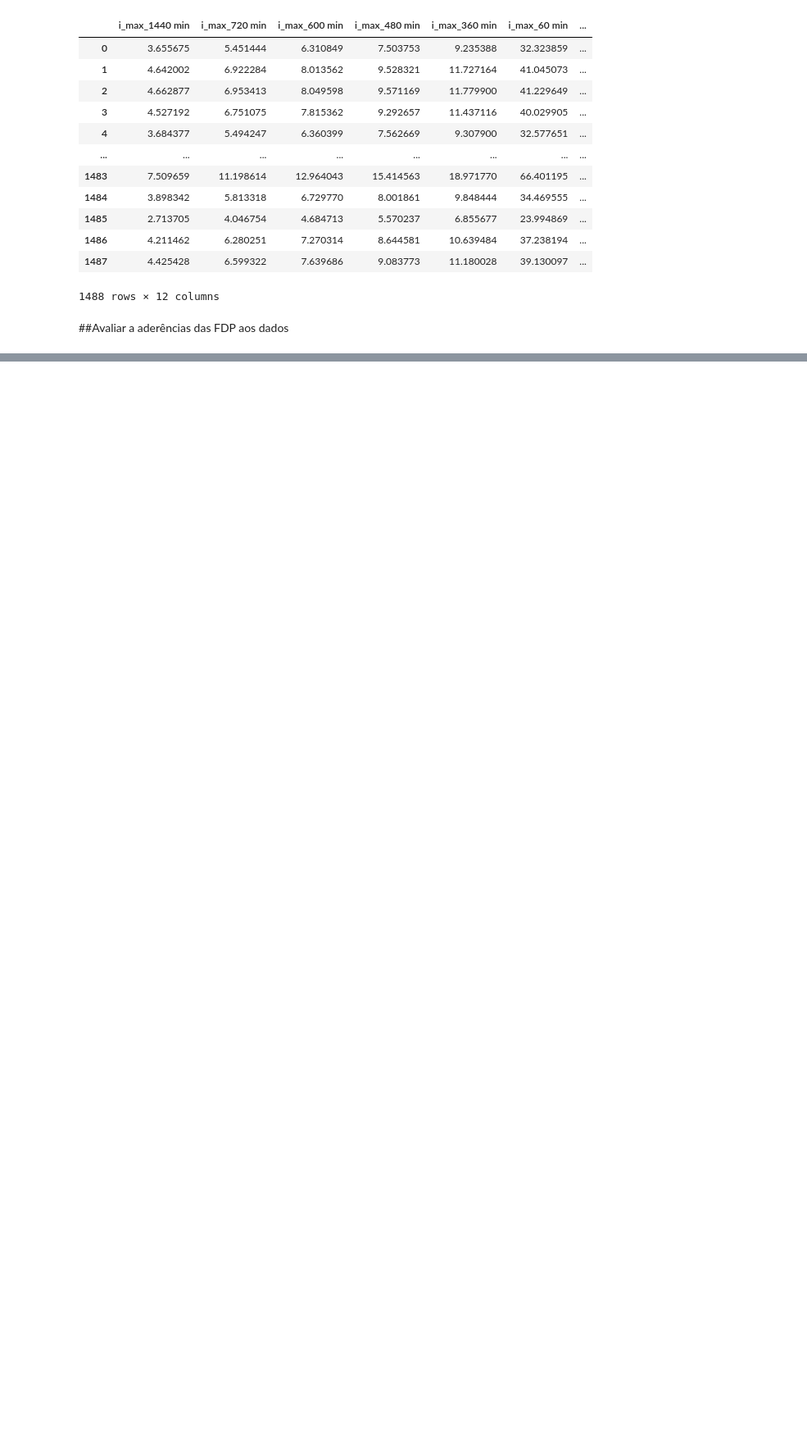
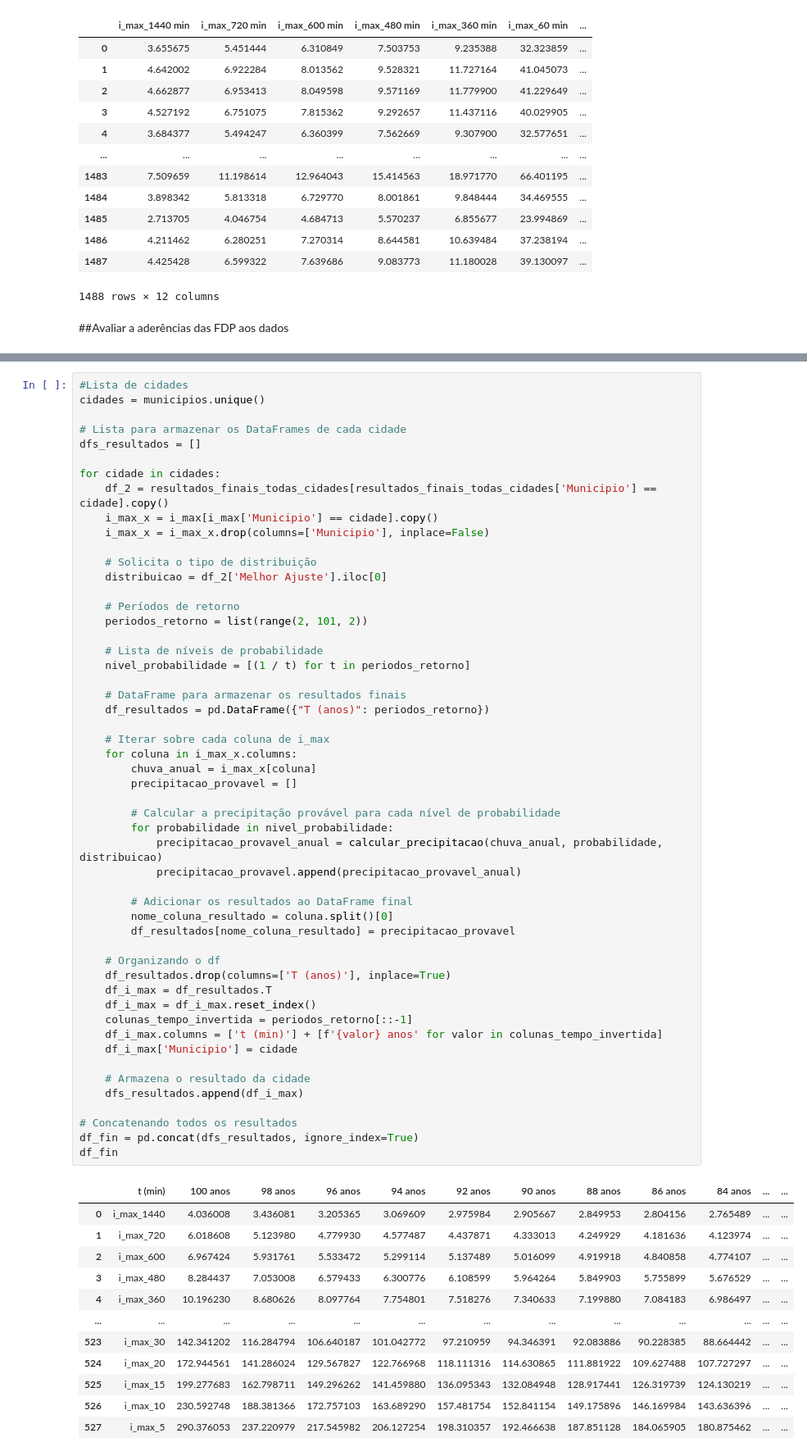
Before and after one commit to fcoliveira-utfpr/IDF_equation, a Jupyter notebook: calibration_IDF_parameters.ipynb, the cells around one changed output, grey strips where cells are left out. Shown: that part at 82% size. Saved outputs shown, nothing was run; the diff lists cells and outputs as text; blank space fills up the shorter version.

```diff
--- a/calibration_IDF_parameters.ipynb
+++ b/calibration_IDF_parameters.ipynb
@@ -242,0 +267,65 @@ resultados_finais_todas_cidades
+# %%
+#Lista de cidades
+cidades = municipios.unique()
+
+# Lista para armazenar os DataFrames de cada cidade
+dfs_resultados = []
+
+for cidade in cidades:
+    df_2 = resultados_finais_todas_cidades[resultados_finais_todas_cidades['Municipio'] == cidade].copy()
+    i_max_x = i_max[i_max['Municipio'] == cidade].copy()
+    i_max_x = i_max_x.drop(columns=['Municipio'], inplace=False)
+
+    # Solicita o tipo de distribuição
+    distribuicao = df_2['Melhor Ajuste'].iloc[0]
+
+    # Períodos de retorno
+    periodos_retorno = list(range(2, 101, 2))
+
+    # Lista de níveis de probabilidade
+    nivel_probabilidade = [(1 / t) for t in periodos_retorno]
+
+    # DataFrame para armazenar os resultados finais
+    df_resultados = pd.DataFrame({"T (anos)": periodos_retorno})
+
+    # Iterar sobre cada coluna de i_max
+    for coluna in i_max_x.columns:
+        chuva_anual = i_max_x[coluna]
+        precipitacao_provavel = []
+
+        # Calcular a precipitação provável para cada nível de probabilidade
+        for probabilidade in nivel_probabilidade:
+            precipitacao_provavel_anual = calcular_precipitacao(chuva_anual, probabilidade, distribuicao)
+            precipitacao_provavel.append(precipitacao_provavel_anual)
+
+        # Adicionar os resultados ao DataFrame final
+        nome_coluna_resultado = coluna.split()[0]
+        df_resultados[nome_coluna_resultado] = precipitacao_provavel
+
+    # Organizando o df
+    df_resultados.drop(columns=['T (anos)'], inplace=True)
+    df_i_max = df_resultados.T
+    df_i_max = df_i_max.reset_index()
+    colunas_tempo_invertida = periodos_retorno[::-1]
+    df_i_max.columns = ['t (min)'] + [f'{valor} anos' for valor in colunas_tempo_invertida]
+    df_i_max['Municipio'] = cidade
+
+    # Armazena o resultado da cidade
+    dfs_resultados.append(df_i_max)
+
+# Concatenando todos os resultados
+df_fin = pd.concat(dfs_resultados, ignore_index=True)
+df_fin
+# %% [output]
+|  | t (min) | 100 anos | 98 anos | 96 anos | 94 anos | 92 anos | 90 anos | 88 anos | 86 anos | 84 anos | ... | ... |
+| 0 | i_max_1440 | 4.036008 | 3.436081 | 3.205365 | 3.069609 | 2.975984 | 2.905667 | 2.849953 | 2.804156 | 2.765489 | ... | ... |
+| 1 | i_max_720 | 6.018608 | 5.123980 | 4.779930 | 4.577487 | 4.437871 | 4.333013 | 4.249929 | 4.181636 | 4.123974 | ... | ... |
+| 2 | i_max_600 | 6.967424 | 5.931761 | 5.533472 | 5.299114 | 5.137489 | 5.016099 | 4.919918 | 4.840858 | 4.774107 | ... | ... |
+| 3 | i_max_480 | 8.284437 | 7.053008 | 6.579433 | 6.300776 | 6.108599 | 5.964264 | 5.849903 | 5.755899 | 5.676529 | ... | ... |
+| 4 | i_max_360 | 10.196230 | 8.680626 | 8.097764 | 7.754801 | 7.518276 | 7.340633 | 7.199880 | 7.084183 | 6.986497 | ... | ... |
+| ... | ... | ... | ... | ... | ... | ... | ... | ... | ... | ... | ... | ... |
+| 523 | i_max_30 | 142.341202 | 116.284794 | 106.640187 | 101.042772 | 97.210959 | 94.346391 | 92.083886 | 90.228385 | 88.664442 | ... | ... |
+| 524 | i_max_20 | 172.944561 | 141.286024 | 129.567827 | 122.766968 | 118.111316 | 114.630865 | 111.881922 | 109.627488 | 107.727297 | ... | ... |
+| 525 | i_max_15 | 199.277683 | 162.798711 | 149.296262 | 141.459880 | 136.095343 | 132.084948 | 128.917441 | 126.319739 | 124.130219 | ... | ... |
+| 526 | i_max_10 | 230.592748 | 188.381366 | 172.757103 | 163.689290 | 157.481754 | 152.841154 | 149.175896 | 146.169984 | 143.636396 | ... | ... |
+| 527 | i_max_5 | 290.376053 | 237.220979 | 217.545982 | 206.127254 | 198.310357 | 192.466638 | 187.851128 | 184.065905 | 180.875462 | ... | ... |
```
Also changed, not shown: parts of 13 cells of this notebook.
